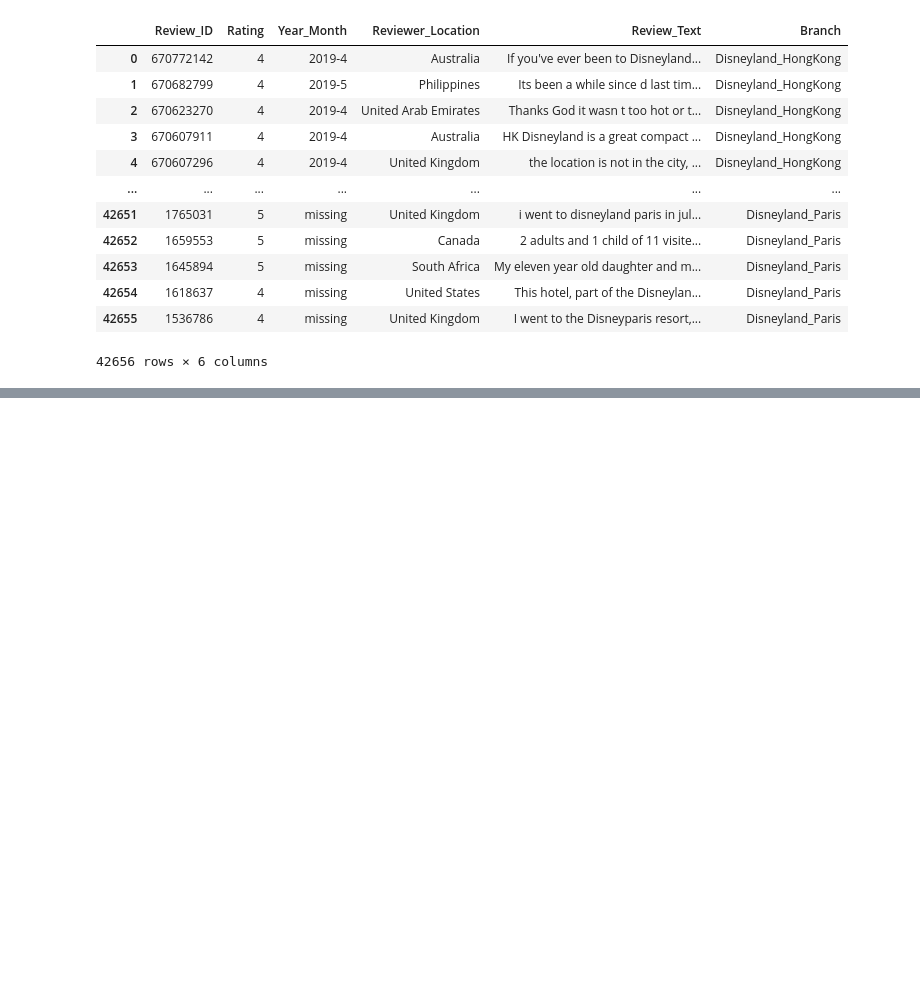
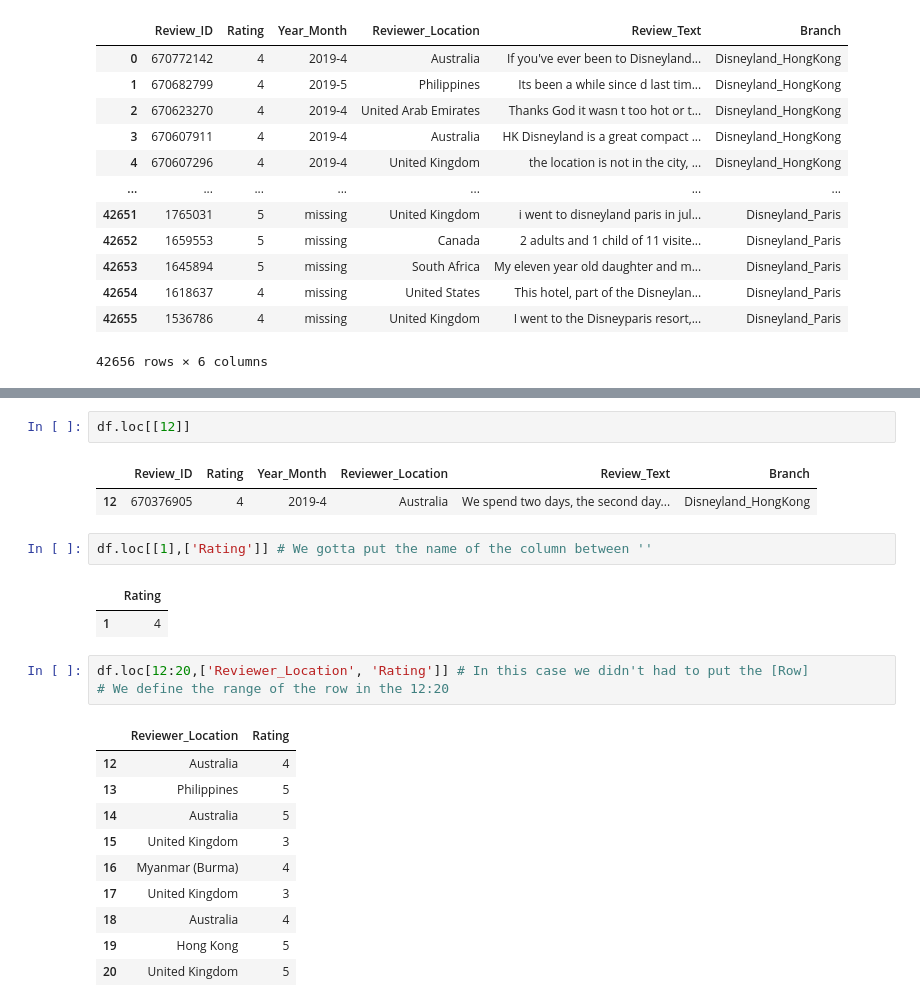
Before and after one commit to 39cam/DataScience, a Jupyter notebook: first_try.ipynb, the cells around one changed output, grey strips where cells are left out. Saved outputs shown, nothing was run; the diff lists cells and outputs as text; blank space fills up the shorter version.

```diff
--- a/first_try.ipynb
+++ b/first_try.ipynb
@@ -37,0 +50,24 @@ df.tail(3)
+# %%
+df.loc[[12]]
+# %% [output]
+|  | Review_ID | Rating | Year_Month | Reviewer_Location | Review_Text | Branch |
+| 12 | 670376905 | 4 | 2019-4 | Australia | We spend two days, the second day... | Disneyland_HongKong |
+# %%
+df.loc[[1],['Rating']] # We gotta put the name of the column between ''
+# %% [output]
+|  | Rating |
+| 1 | 4 |
+# %%
+df.loc[12:20,['Reviewer_Location', 'Rating']] # In this case we didn't had to put the [Row]
+# We define the range of the row in the 12:20
+# %% [output]
+|  | Reviewer_Location | Rating |
+| 12 | Australia | 4 |
+| 13 | Philippines | 5 |
+| 14 | Australia | 5 |
+| 15 | United Kingdom | 3 |
+| 16 | Myanmar (Burma) | 4 |
+| 17 | United Kingdom | 3 |
+| 18 | Australia | 4 |
+| 19 | Hong Kong | 5 |
+| 20 | United Kingdom | 5 |
```
Also changed, not shown: parts of 12 cells of this notebook.
